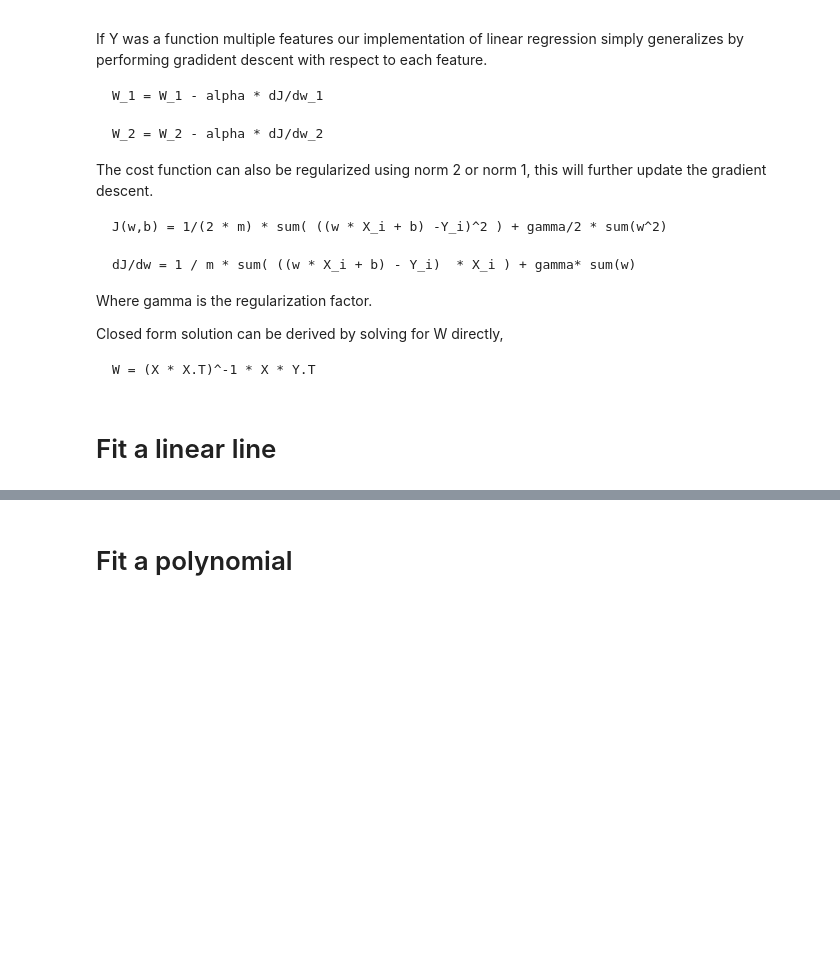
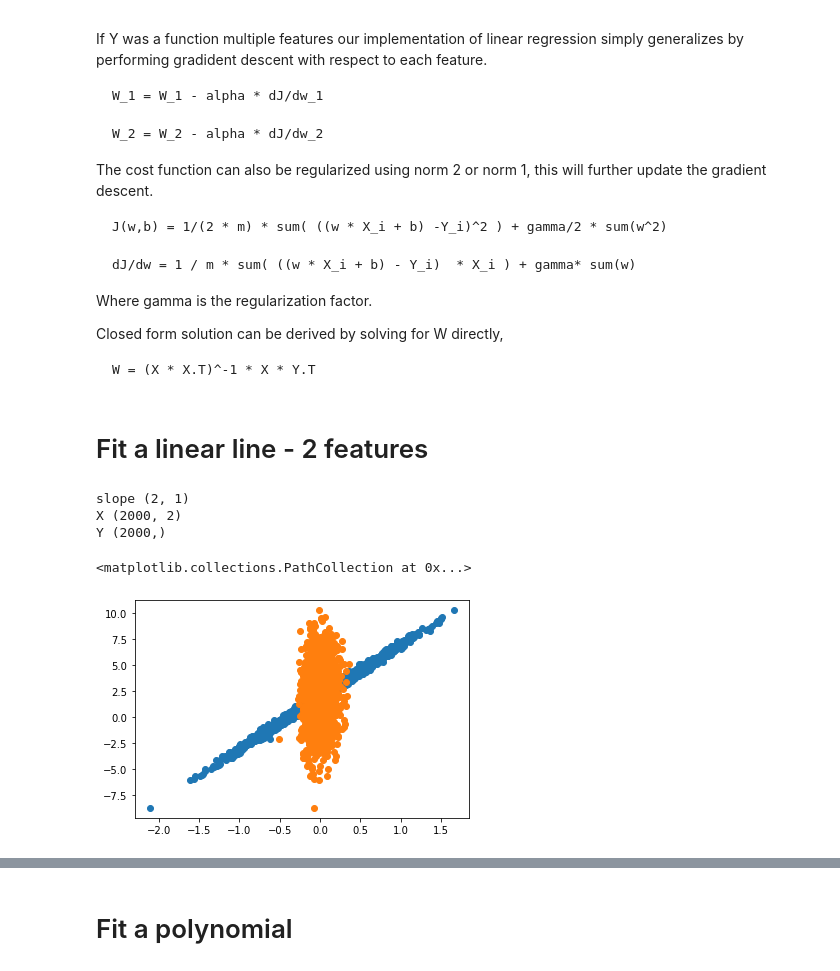
Before and after one commit to raminAudio/MLAlgoNumpy, a Jupyter notebook: Linear_Regression.ipynb, the cells around one changed output, grey strips where cells are left out. Cells and saved outputs as stored; diff of their text form; code cells hidden in the pictures; blank space fills up the shorter version.

Commit message:
generalizing linear regression to multiple features

```diff
--- a/Linear_Regression.ipynb
+++ b/Linear_Regression.ipynb
@@ -120,4 +121,4 @@ class LinearRegression():
         error = (loss) ** 2
         return 1 / (2 * m) * np.sum(error) + (self.gamma/2) * np.sum(W**2)
 # %% [markdown]
-# Fit a linear line
+# Fit a linear line - 2 features
@@ -130,2 +125,34 @@ Y = (slope * X + intercept)
+# %%
+m = 2000
+num_feats = 2
+X1 = np.random.randn(m)/2
+slope1 = 5
+intercept = 2
+
+X2 = np.random.randn(m)/10
+slope2 = 2
+Y = (slope1 * X1 ) + (slope2 * X2) + intercept
+# or in matrix form
+slope = np.vstack([slope1,slope2])
+X = np.vstack([X1,X2]).T
+
+print("slope",slope.shape)
+print("X",X.shape)
+print("Y",Y.shape)
+
+
+Y2 = X@slope+intercept
+Y2 = Y2.squeeze()
+
+assert np.sum(Y- Y2) == 0
+
+plt.scatter(X[:,0],Y)
+plt.scatter(X[:,1],Y)
+# %% [output]
+slope (2, 1)
+X (2000, 2)
+Y (2000,)
+<matplotlib.collections.PathCollection at 0x...>
+[figure, added]
 # %%
 LReg = LinearRegression(iteration=1000,learning_rate=0.1)
```
Also changed, not shown: parts of 7 cells of this notebook.
